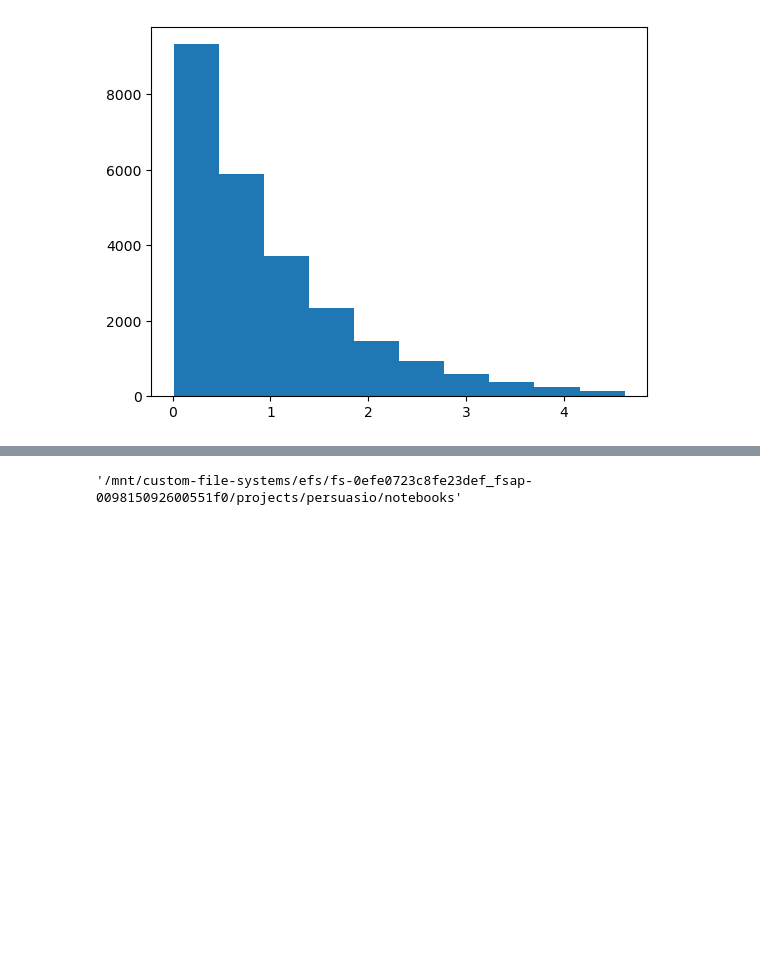
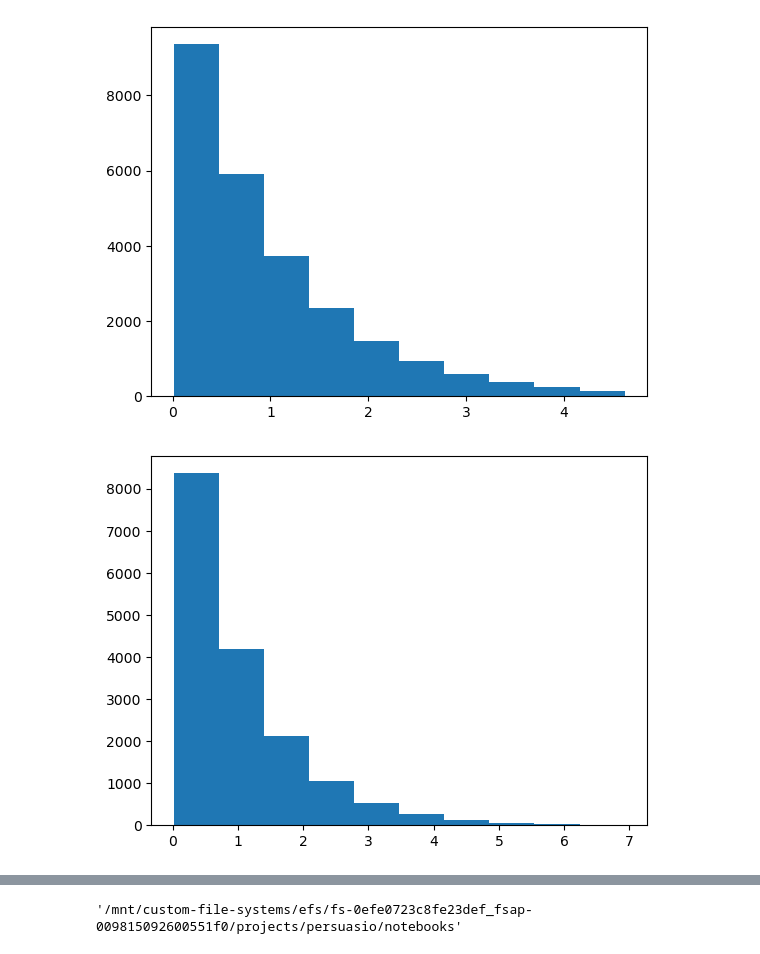
Before and after one commit to sign-of-fourier/persuasio, a Jupyter notebook: notebooks/AmazonUCSD_v0.6.ipynb, the cells around one changed output, grey strips where cells are left out. Drawn from its saved outputs; the diff is of its cells as text; code cells hidden in the pictures; blank space fills up the shorter version.

```diff
--- a/notebooks/AmazonUCSD_v0.6.ipynb
+++ b/notebooks/AmazonUCSD_v0.6.ipynb
@@ -160,6 +165,7 @@ production_regr.fit(scale.transform([e for e in with_price['embeddings']]), y_no
 # %% [output]
 SVR(C=0.5, epsilon=0.05)
 # %%
-print(np.mean([float(x) for x in with_price['price']]))
+mu = np.mean([float(x) for x in with_price['price']])
+print(mu)
 predicted_price = production_regr.predict(scale.transform([e for e in descriptions['embeddings']]))
 # %% [output]
@@ -180,6 +178,12 @@ h = plt.hist(p)
 descriptions['predicted_price'] = [1+round(x, 2) for x in p]
 # %% [output]
 [figure]
+# %%
+price_distribution = ecdf([float(x) for x in with_price['price']])
+uniform = price_distribution.cdf.evaluate([float(x) for x in with_price['price']])
+h = plt.hist(expon.ppf(uniform*.999, 1/mu))
+# %% [output]
+[figure, added]
 # %%
 plt.scatter(descriptions[descriptions['price'] != 'None']['predicted_price'],
          [np.log(float(x)) for x in descriptions[descriptions['price'] != 'None']['price']])
```
Also changed, not shown: parts of 53 cells of this notebook, 25 other files.
